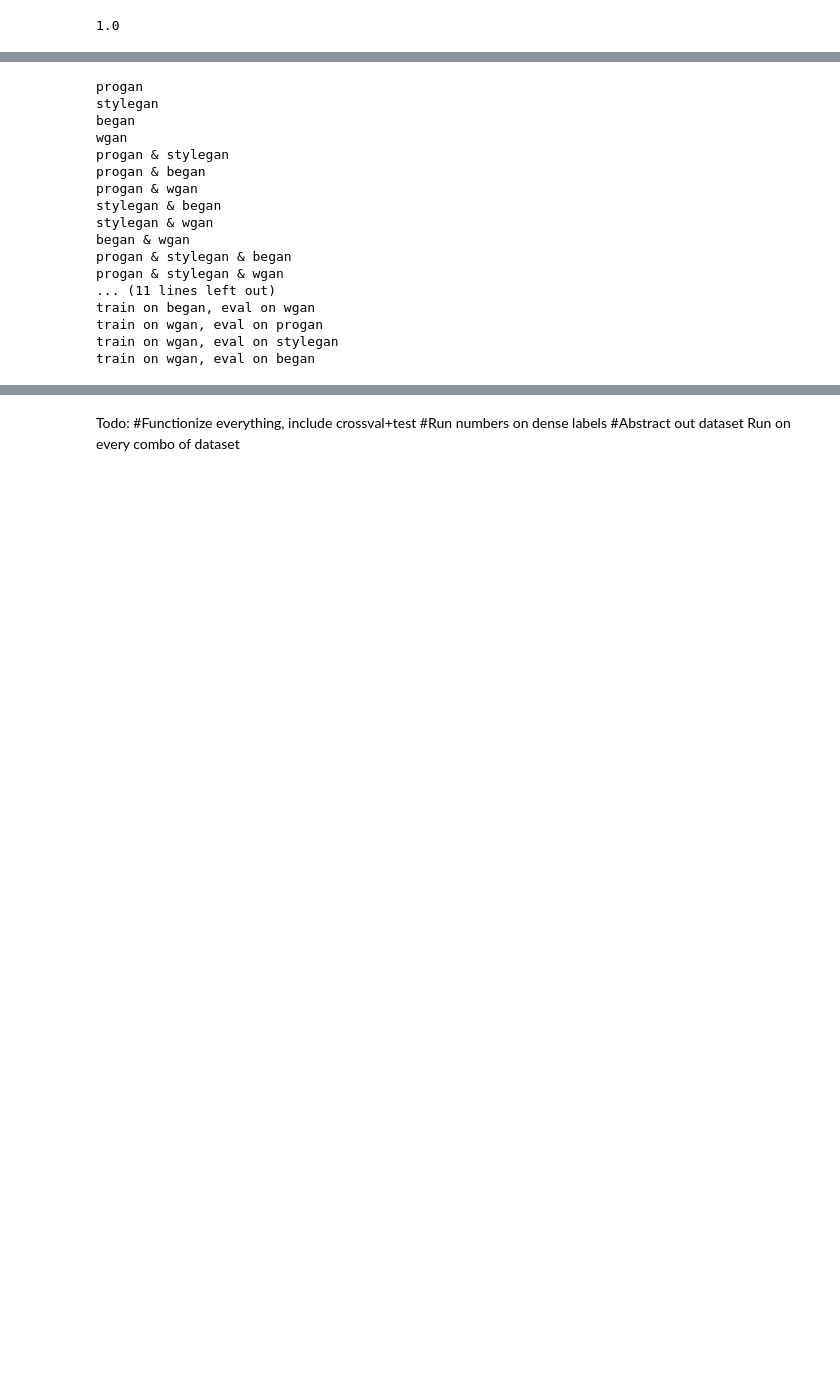
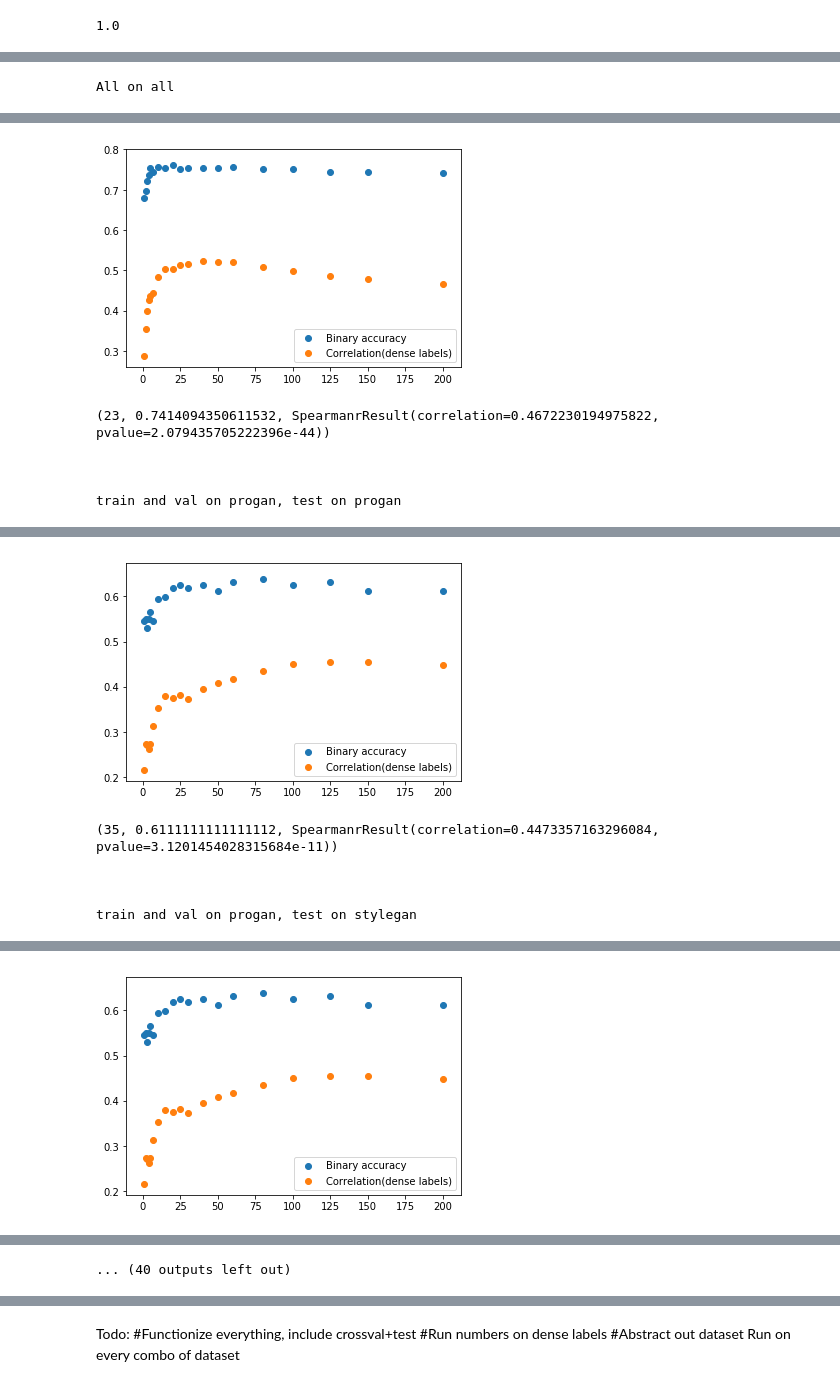
Before and after one commit to kolchinski/humanception-score, a Jupyter notebook: distances/knn_experiment/Nearest_neighbors.ipynb, the cells around one changed output, grey strips where cells are left out. Drawn from its saved outputs; the diff is of its cells as text; code cells hidden in the pictures; blank space fills up the shorter version.

```diff
--- a/distances/knn_experiment/Nearest_neighbors.ipynb
+++ b/distances/knn_experiment/Nearest_neighbors.ipynb
@@ -321,0 +345,3 @@ combos_to_try = general_sum([one_on_ones, two_on_twos, three_on_threes, all_on_a
+# %%
+three_vs_one_combos = [(list_minus(gan_models, x), (x)) for x in gan_models]
+three_vs_one_combos
@@ -321,0 +393,17 @@ combos_to_try = general_sum([one_on_ones, two_on_twos, three_on_threes, all_on_a
+# %%
+# twos_on_self = [(m1 + ' & ' + m2, train_files[m1] + train_files[m2], val_files[m1] + val_files[m2],
+#                val_files[m1] + val_files[m2]) for (m1,m2) in combinations(gan_models,2)]
+
+# twos_on_others = [(m1 + ' & ' + m2,
+#                    train_files[m1] + train_files[m2],
+#                    val_files[m1] + val_files[m2],
+#                    val_files[m1] + val_files[m2])
+#                   for (m1,m2) in combinations(gan_models,2)]
+
+twos = [(str(c1) + ' on ' + str(c2),
+        general_sum([train_files[x] for x in c1]),
+        general_sum([val_files[x] for x in c1]),
+        general_sum([val_files[x] for x in c2]) )
+        for (c1,c2) in two_combos]
+
+len(twos)
@@ -321,0 +412,8 @@ combos_to_try = general_sum([one_on_ones, two_on_twos, three_on_threes, all_on_a
+# %%
+for description, train_set, val_set, test_set in twos:
+    print(description)
+    results = crossval_knn(train_set, val_set, test_set, k_vals)
+    print(results)
+    print()
+    print()
+    print()
@@ -322,21 +446,12 @@ combos_to_try = general_sum([one_on_ones, two_on_twos, three_on_threes, all_on_a
+# %%
+k_vals = (1,2,3,4,5,7,10,15,20,25,30,40,50,60,80,100,125, 150, 200)
 # %%
 for description, train_set, val_set, test_set in combos_to_try:
     print(description)
+    results = crossval_knn(train_set, val_set, test_set, k_vals)
+    print(results)
+    print()
+    print()
+    print()
 # %% [output]
-progan
-stylegan
-began
-wgan
-progan & stylegan
-progan & began
-progan & wgan
-stylegan & began
-stylegan & wgan
-began & wgan
-progan & stylegan & began
-progan & stylegan & wgan
-... (11 lines left out)
-train on began, eval on wgan
-train on wgan, eval on progan
-train on wgan, eval on stylegan
-train on wgan, eval on began
+All on all
@@ -342,0 +459,6 @@ train on wgan, eval on began
+[figure, added]
+(23, 0.7414094350611532, SpearmanrResult(correlation=0.4672230194975822, pvalue=2.079435705222396e-44))
+
+
+
+train and val on progan, test on progan
@@ -342,0 +466,6 @@ train on wgan, eval on began
+[figure, added]
+(35, 0.6111111111111112, SpearmanrResult(correlation=0.4473357163296084, pvalue=3.1201454028315684e-11))
+
+
+
+train and val on progan, test on stylegan
@@ -342,0 +473 @@ train on wgan, eval on began
+[figure, added]
@@ -343,3 +481,4 @@ train on wgan, eval on began
+... (40 outputs left out)
 # %%
 crossval_knn(stylegan_train_files, progan_val_files, range(1,20))
 # %% [output]
```
Also changed, not shown: parts of 11 cells of this notebook, 1 other file.
